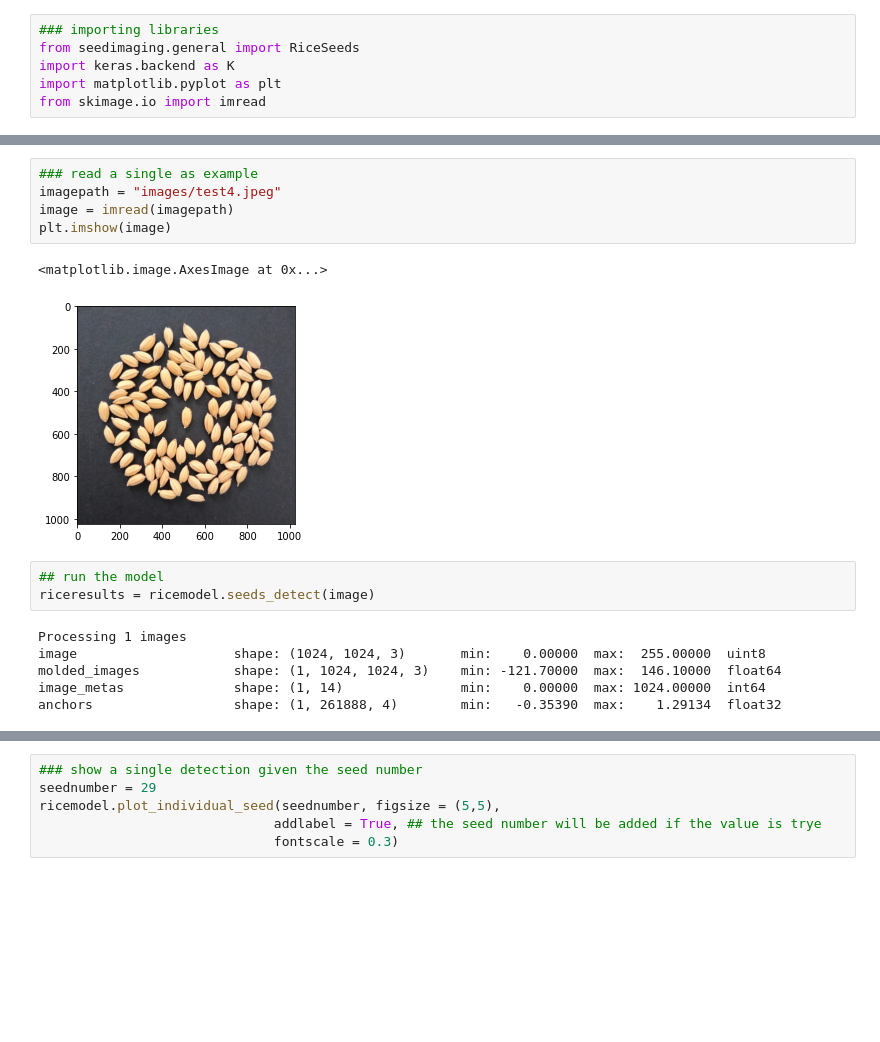
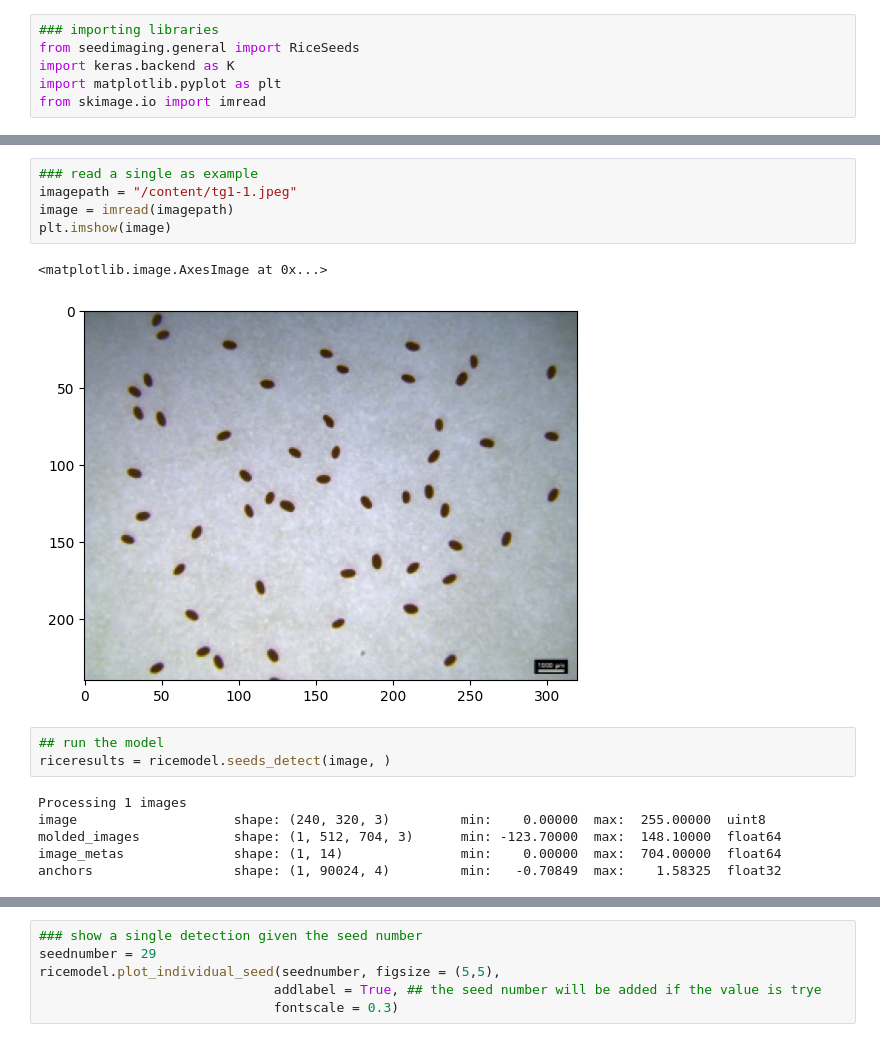
Before and after one commit to anaguilarar/seed_counting, a Jupyter notebook: seed_imaging_example.ipynb, the cells around one changed output, grey strips where cells are left out. Drawn from its saved outputs; the diff is of its cells as text; blank space fills up the shorter version.

```diff
--- a/seed_imaging_example.ipynb
+++ b/seed_imaging_example.ipynb
@@ -45,21 +39,21 @@ Instructions for updating:
 Use fn_output_signature instead
 # %%
 ### read a single as example
-imagepath = "images/test4.jpeg"
+imagepath = "/content/tg1-1.jpeg"
 image = imread(imagepath)
 plt.imshow(image)
 # %% [output]
 <matplotlib.image.AxesImage at 0x...>
-[figure, old version]
+[figure, new version]
 # %%
 ## run the model
-riceresults = ricemodel.seeds_detect(image)
+riceresults = ricemodel.seeds_detect(image, )
 # %% [output]
 Processing 1 images
-image                    shape: (1024, 1024, 3)       min:    0.00000  max:  255.00000  uint8
-molded_images            shape: (1, 1024, 1024, 3)    min: -121.70000  max:  146.10000  float64
-image_metas              shape: (1, 14)               min:    0.00000  max: 1024.00000  int64
-anchors                  shape: (1, 261888, 4)        min:   -0.35390  max:    1.29134  float32
+image                    shape: (240, 320, 3)         min:    0.00000  max:  255.00000  uint8
+molded_images            shape: (1, 512, 704, 3)      min: -123.70000  max:  148.10000  float64
+image_metas              shape: (1, 14)               min:    0.00000  max:  704.00000  float64
+anchors                  shape: (1, 90024, 4)         min:   -0.70849  max:    1.58325  float32
 # %%
 ## the final detections is going to be shown but it will a couple of minutes if there are more than 100 objects
 ricemodel.plot_all_detections(figsize = (15,15))
```
Also changed, not shown: parts of 3 cells of this notebook.
